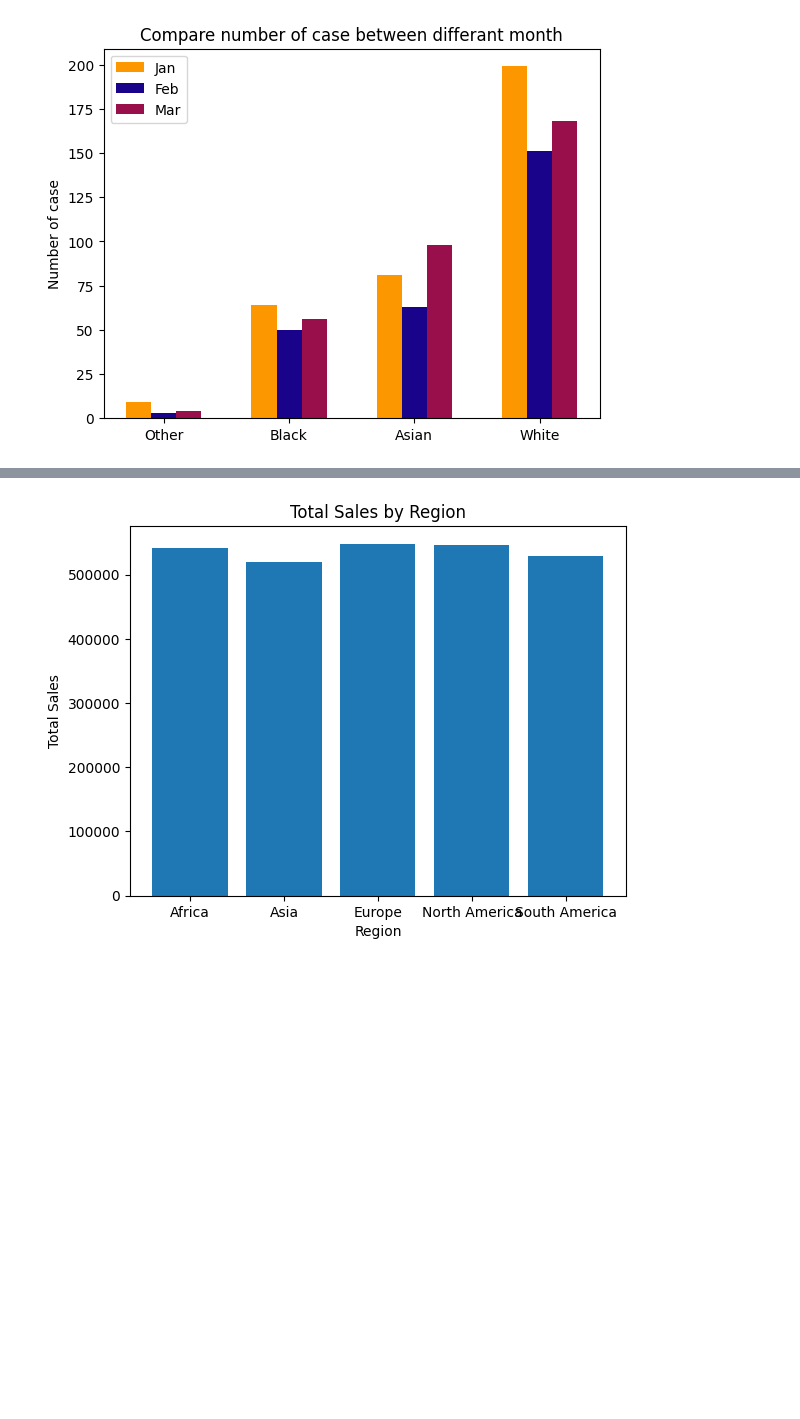
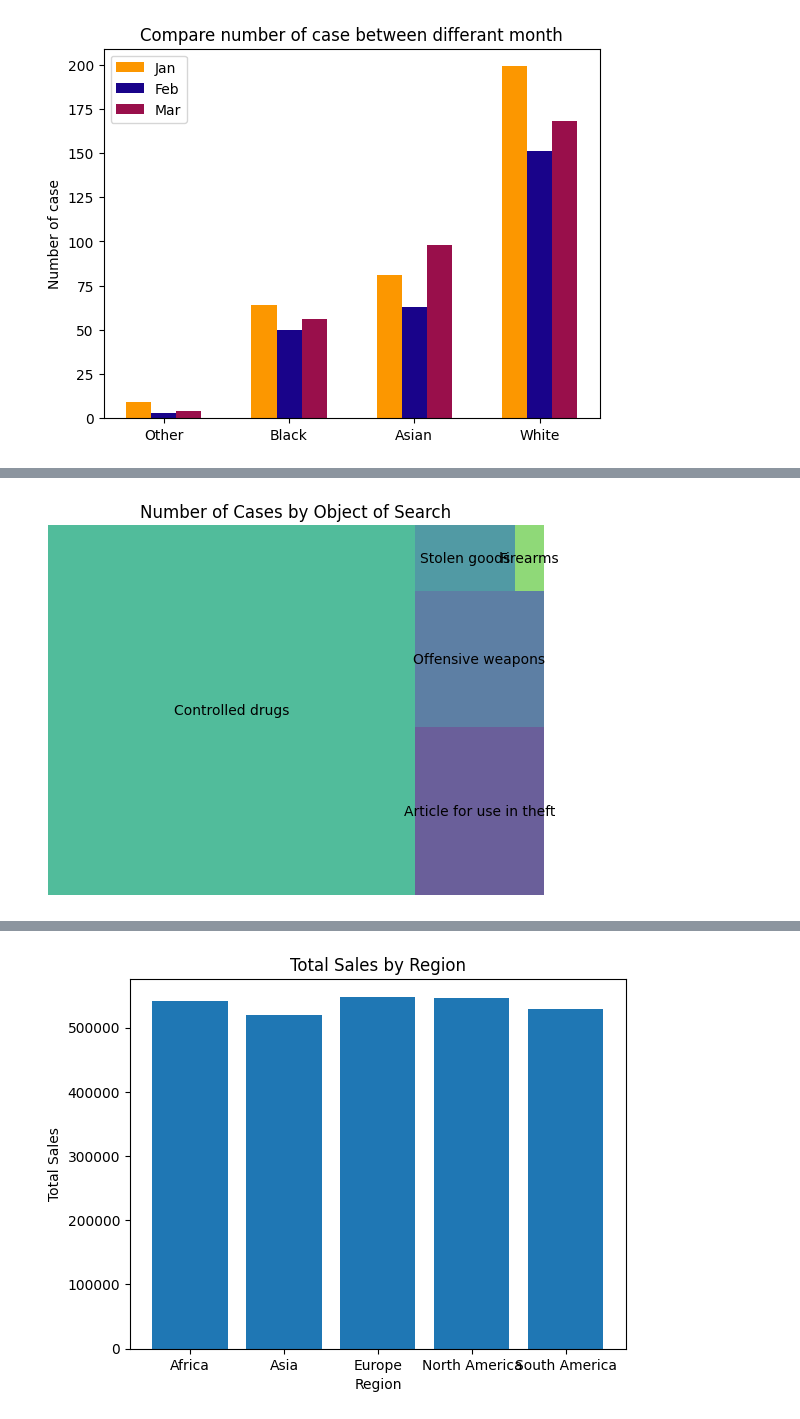
Before and after one commit to Konwalai1111/dataviz2025, a Jupyter notebook: Visualize_Data_Comparison_2025.ipynb, the cells around one changed output, grey strips where cells are left out. Saved outputs shown, nothing was run; the diff lists cells and outputs as text; code cells hidden in the pictures; blank space fills up the shorter version.

```diff
--- a/Visualize_Data_Comparison_2025.ipynb
+++ b/Visualize_Data_Comparison_2025.ipynb
@@ -201,0 +223,11 @@ ax.legend();
+# %%
+# Group data by 'Object of search' and count occurrences
+object_of_search_counts = data['Object of search'].value_counts()
+
+# Create the treemap
+squarify.plot(sizes=object_of_search_counts.values, label=object_of_search_counts.index, alpha=.8 )
+plt.axis('off')
+plt.title('Number of Cases by Object of Search')
+plt.show()
+# %% [output]
+[figure, added]
```
Also changed, not shown: parts of 4 cells of this notebook.
